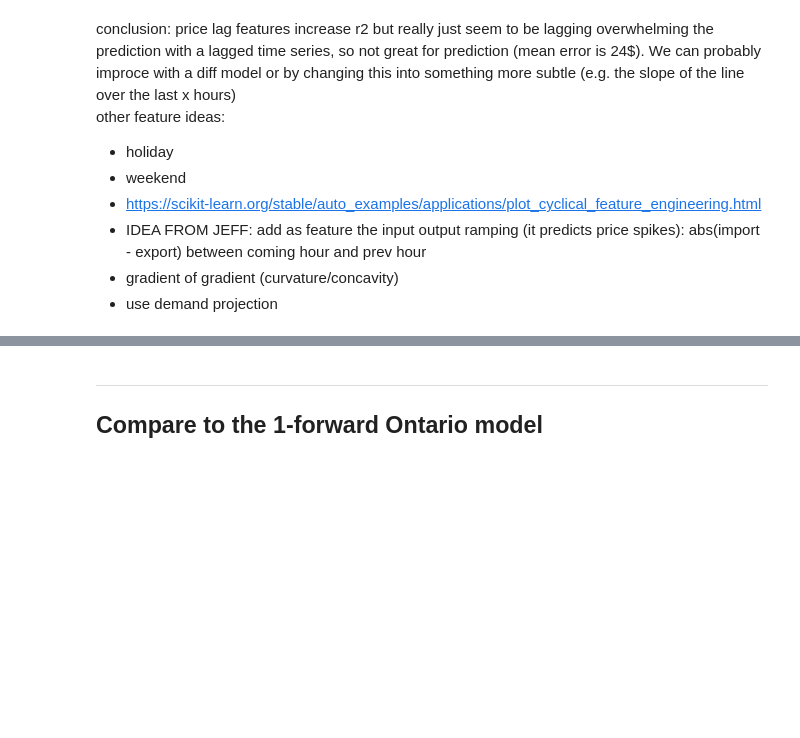
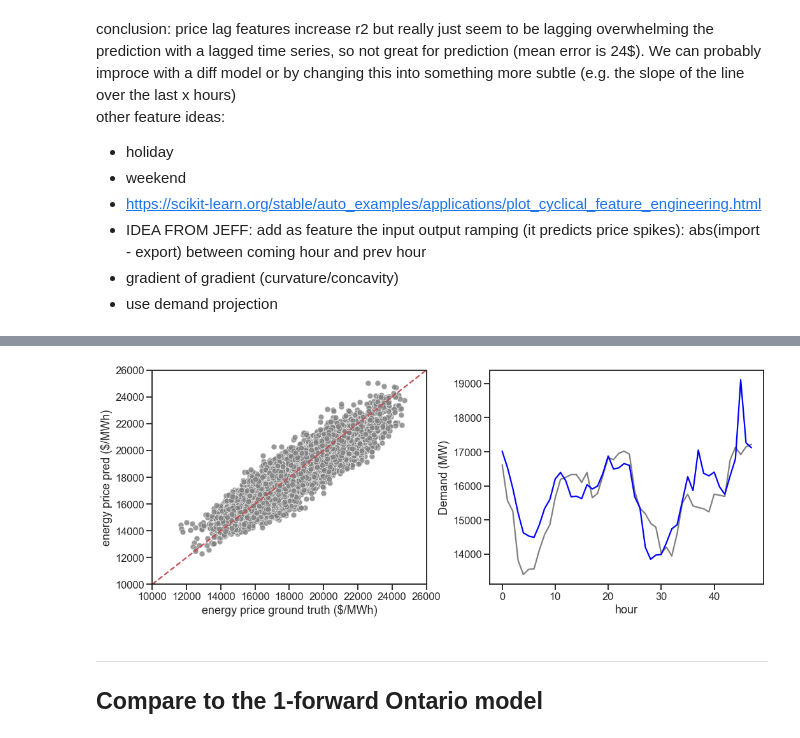
Before and after one commit to KeaganHRankin/cloud_ml_proj, a Jupyter notebook: feature_eng/feature_eng_keagan.ipynb, the cells around one changed output, grey strips where cells are left out. Drawn from its saved outputs; the diff is of its cells as text; code cells hidden in the pictures; blank space fills up the shorter version.

```diff
--- a/feature_eng/feature_eng_keagan.ipynb
+++ b/feature_eng/feature_eng_keagan.ipynb
@@ -865,3 +934,30 @@ come up with a simpler, best-features model
+# %%
+y_test_plot = y_test
+y_pred_plot = y_pred
+
+fig, ax = plt.subplots(1,2, figsize=(15,6))
+sns.scatterplot(x=y_test_plot, y=y_pred_plot, ax=ax[0], alpha=0.8, color='grey')
+
+n_ahead = 5048
+jump = 5000
+sns.lineplot(x=np.arange(n_ahead-jump), y=y_test_plot[jump:n_ahead], ax=ax[1],
+             color='grey')
+sns.lineplot(x=np.arange(n_ahead-jump), y=y_pred_plot[jump:n_ahead], ax=ax[1],
+             color='blue')
+
+
+ax[0].set_xlabel('energy price ground truth ($/MWh)')
+ax[0].set_ylabel('energy price pred ($/MWh)')
+ax[0].set_xlim([10000,26000])
+ax[0].set_ylim([10000,26000])
+sns.lineplot(ax=ax[0], x=np.arange(10000,26000), y=np.arange(10000,26000), linestyle='--', color='r')
+
+ax[1].set_xlabel('hour')
+ax[1].set_ylabel('Demand (MW)')
+
+plt.tight_layout()
+# %% [output]
+[figure, added]
 # %% [markdown]
 ------------------------------------------------------------------------------------
 ## Compare to the 1-forward Ontario model
```
Also changed, not shown: parts of 11 cells of this notebook.
